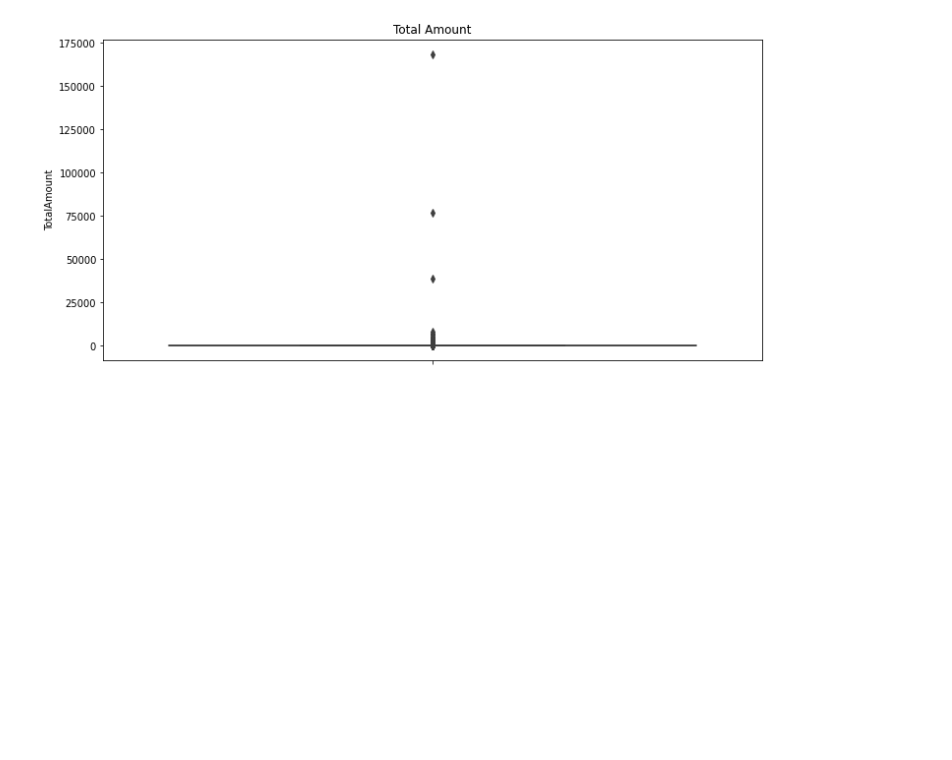
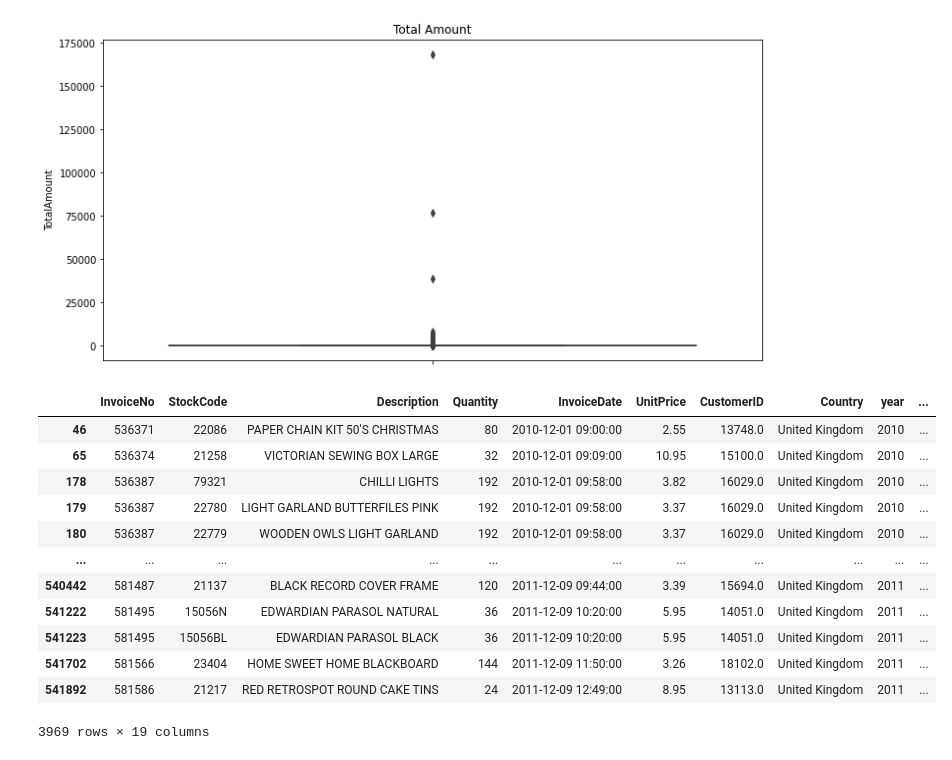
Before and after one commit to Lovejeet-Singh-31/Online-Retail-Customer-Segmentation, a Jupyter notebook: Online_Retail_Customer_Segmentation_Capstone_Project.ipynb, the cells around one changed output. Saved outputs shown, nothing was run; the diff lists cells and outputs as text; code cells hidden in the pictures; blank space fills up the shorter version.

```diff
--- a/Online_Retail_Customer_Segmentation_Capstone_Project.ipynb
+++ b/Online_Retail_Customer_Segmentation_Capstone_Project.ipynb
@@ -585,0 +593,16 @@ Text(0.5, 1.0, 'Total Amount')
+# %%
+retail_df[retail_df['outlier_TotalAmount']== -1]
+# %% [output]
+|  | InvoiceNo | StockCode | Description | Quantity | InvoiceDate | UnitPrice | CustomerID | Country | year | ... |
+| 46 | 536371 | 22086 | PAPER CHAIN KIT 50'S CHRISTMAS | 80 | 2010-12-01 09:00:00 | 2.55 | 13748.0 | United Kingdom | 2010 | ... |
+| 65 | 536374 | 21258 | VICTORIAN SEWING BOX LARGE | 32 | 2010-12-01 09:09:00 | 10.95 | 15100.0 | United Kingdom | 2010 | ... |
+| 178 | 536387 | 79321 | CHILLI LIGHTS | 192 | 2010-12-01 09:58:00 | 3.82 | 16029.0 | United Kingdom | 2010 | ... |
+| 179 | 536387 | 22780 | LIGHT GARLAND BUTTERFILES PINK | 192 | 2010-12-01 09:58:00 | 3.37 | 16029.0 | United Kingdom | 2010 | ... |
+| 180 | 536387 | 22779 | WOODEN OWLS LIGHT GARLAND | 192 | 2010-12-01 09:58:00 | 3.37 | 16029.0 | United Kingdom | 2010 | ... |
+| ... | ... | ... | ... | ... | ... | ... | ... | ... | ... | ... |
+| 540442 | 581487 | 21137 | BLACK RECORD COVER FRAME | 120 | 2011-12-09 09:44:00 | 3.39 | 15694.0 | United Kingdom | 2011 | ... |
+| 541222 | 581495 | 15056N | EDWARDIAN PARASOL NATURAL | 36 | 2011-12-09 10:20:00 | 5.95 | 14051.0 | United Kingdom | 2011 | ... |
+| 541223 | 581495 | 15056BL | EDWARDIAN PARASOL BLACK | 36 | 2011-12-09 10:20:00 | 5.95 | 14051.0 | United Kingdom | 2011 | ... |
+| 541702 | 581566 | 23404 | HOME SWEET HOME BLACKBOARD | 144 | 2011-12-09 11:50:00 | 3.26 | 18102.0 | United Kingdom | 2011 | ... |
+| 541892 | 581586 | 21217 | RED RETROSPOT ROUND CAKE TINS | 24 | 2011-12-09 12:49:00 | 8.95 | 13113.0 | United Kingdom | 2011 | ... |
+3969 rows × 19 columns
```
Also changed, not shown: parts of 4 cells of this notebook.
